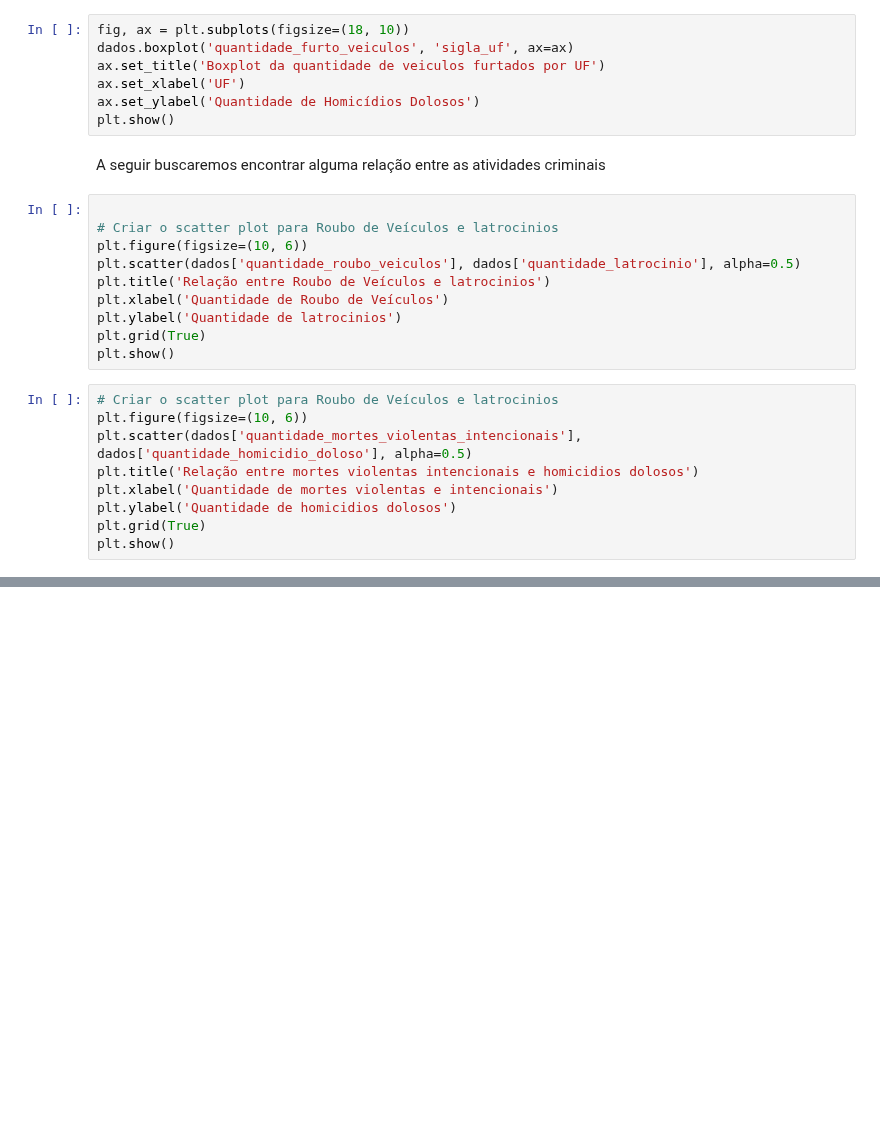
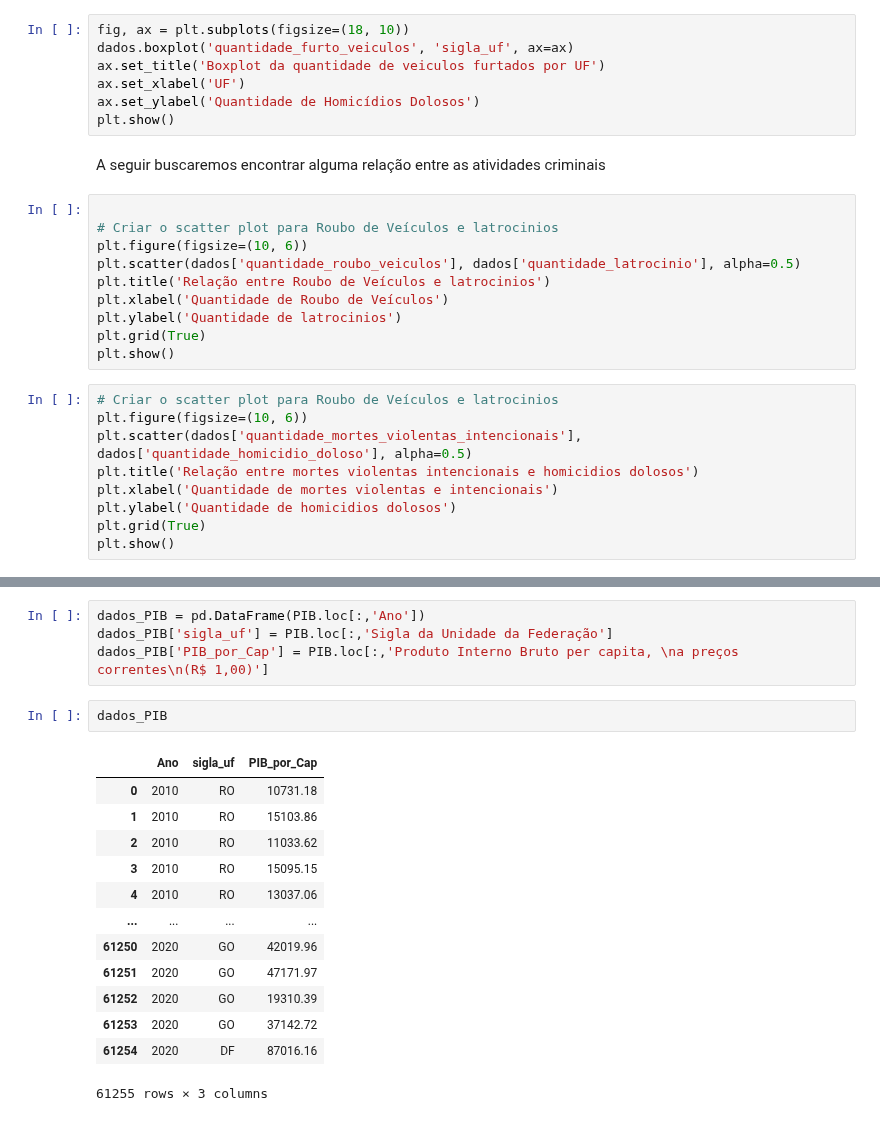
Before and after one commit to Iamiran1/Projeto-2---Ci-ncia-de-Dados, a Jupyter notebook: P2.ipynb, the cells around one changed output, grey strips where cells are left out. Drawn from its saved outputs; the diff is of its cells as text; blank space fills up the shorter version.

```diff
--- a/P2.ipynb
+++ b/P2.ipynb
@@ -274,3 +276,23 @@ PIB = pd.read_excel('PIB dos Municípios - base de dados 2010-2020.xls')
 | 61253 | 2020 | 5 | Centro-oeste | 52 | GO | ... |
 | 61254 | 2020 | 5 | Centro-oeste | 53 | DF | ... |
 61255 rows × 43 columns
+# %%
+dados_PIB = pd.DataFrame(PIB.loc[:,'Ano'])
+dados_PIB['sigla_uf'] = PIB.loc[:,'Sigla da Unidade da Federação']
+dados_PIB['PIB_por_Cap'] = PIB.loc[:,'Produto Interno Bruto per capita, \na preços correntes\n(R$ 1,00)']
+# %%
+dados_PIB
+# %% [output]
+|  | Ano | sigla_uf | PIB_por_Cap |
+| 0 | 2010 | RO | 10731.18 |
+| 1 | 2010 | RO | 15103.86 |
+| 2 | 2010 | RO | 11033.62 |
+| 3 | 2010 | RO | 15095.15 |
+| 4 | 2010 | RO | 13037.06 |
+| ... | ... | ... | ... |
+| 61250 | 2020 | GO | 42019.96 |
+| 61251 | 2020 | GO | 47171.97 |
+| 61252 | 2020 | GO | 19310.39 |
+| 61253 | 2020 | GO | 37142.72 |
+| 61254 | 2020 | DF | 87016.16 |
+61255 rows × 3 columns
```
Also changed, not shown: parts of 1 cell of this notebook.
